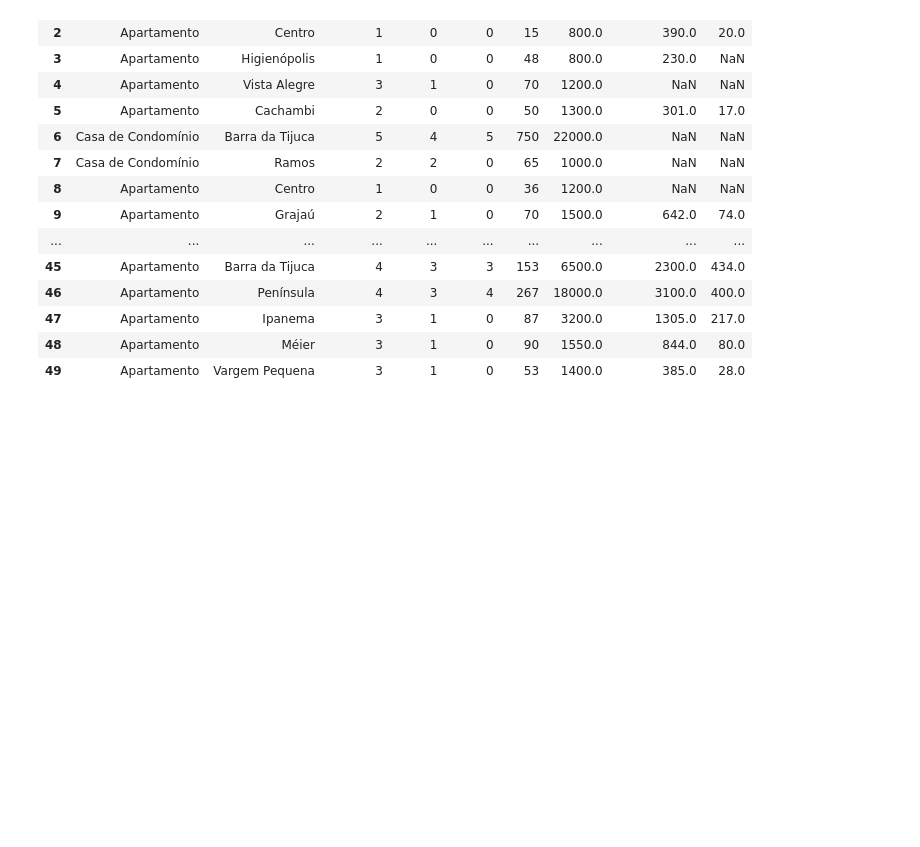
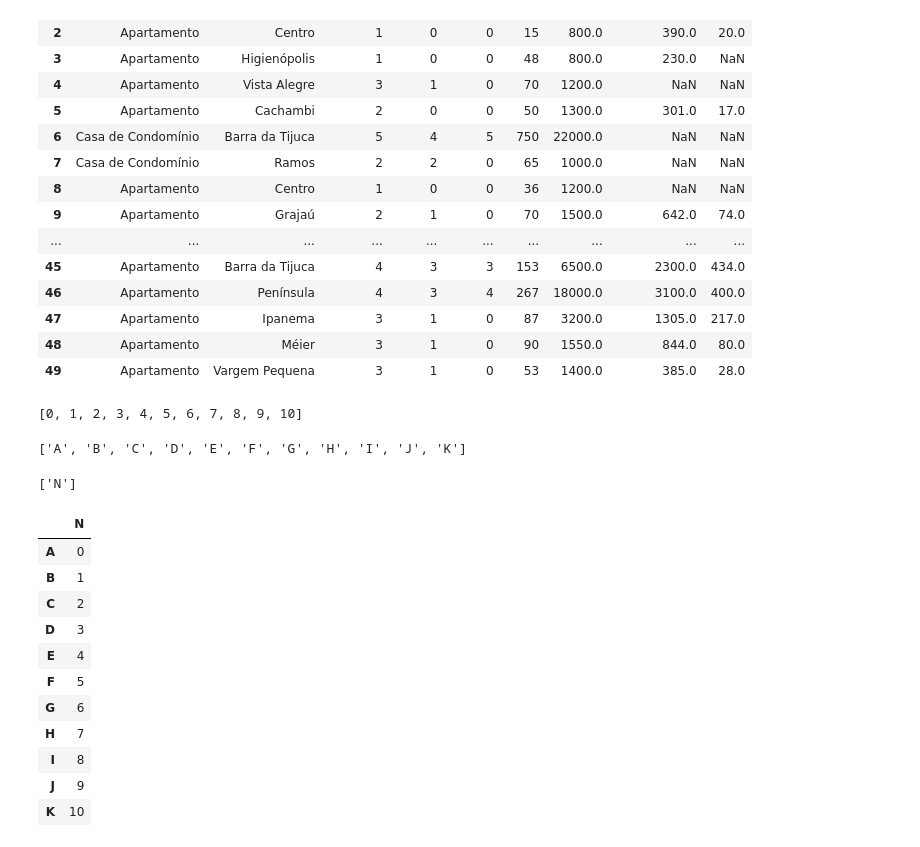
Before and after one commit to irgot/curso-python, a Jupyter notebook: alura-python/Python_Data_Science/análise3.ipynb, the cells around one changed output. Cells and saved outputs as stored; diff of their text form; code cells hidden in the pictures; blank space fills up the shorter version.

```diff
--- a/alura-python/Python_Data_Science/análise3.ipynb
+++ b/alura-python/Python_Data_Science/análise3.ipynb
@@ -148,0 +153,35 @@ dados_residencial.head(50)
+# %%
+numeros = [i for i in range(11)]
+# %%
+letras = [chr(i+65) for i in range(11)]
+# %%
+nome_coluna = ['N']
+# %%
+numeros
+# %% [output]
+[0, 1, 2, 3, 4, 5, 6, 7, 8, 9, 10]
+# %%
+letras
+# %% [output]
+['A', 'B', 'C', 'D', 'E', 'F', 'G', 'H', 'I', 'J', 'K']
+# %%
+nome_coluna
+# %% [output]
+['N']
+# %%
+df = pd.DataFrame(data=numeros,index=letras,columns=nome_coluna)
+# %%
+df
+# %% [output]
+|  | N |
+| A | 0 |
+| B | 1 |
+| C | 2 |
+| D | 3 |
+| E | 4 |
+| F | 5 |
+| G | 6 |
+| H | 7 |
+| I | 8 |
+| J | 9 |
+| K | 10 |
```
Also changed, not shown: parts of 11 cells of this notebook, 2 other files.
